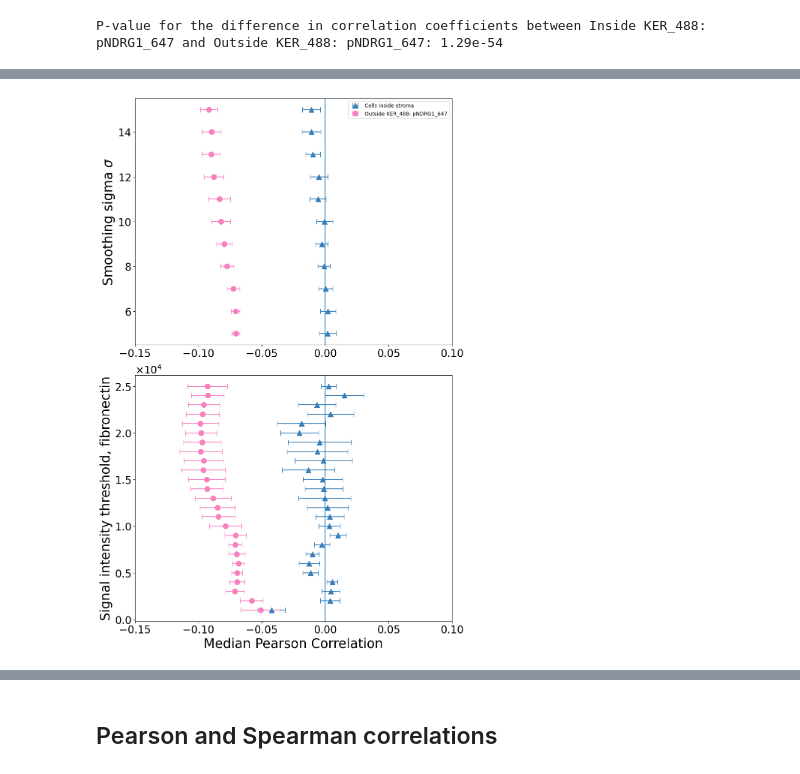
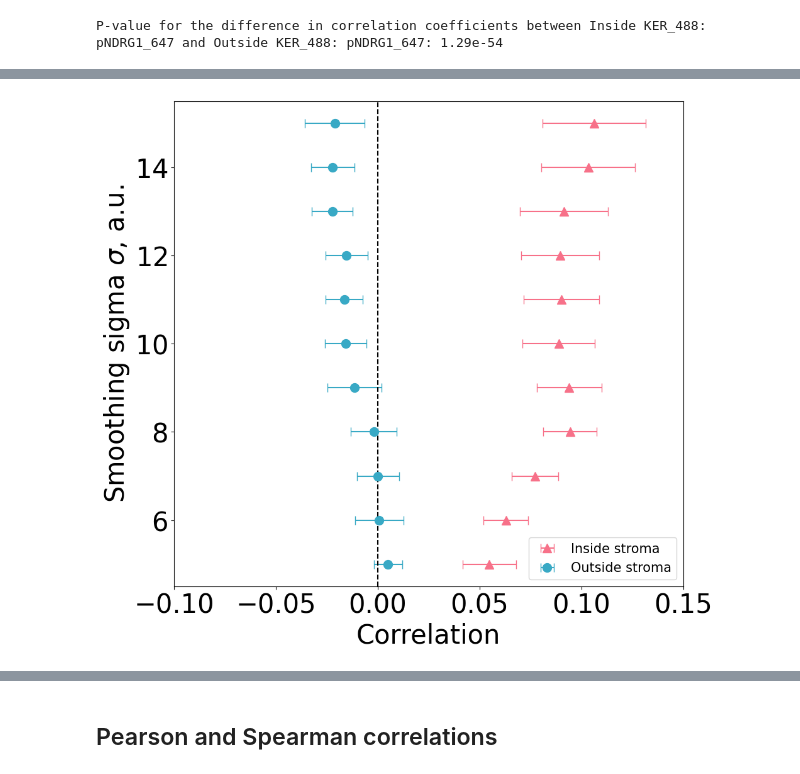
Before and after one commit to HMS-IAC/stroma-spatial-analysis-web, a Jupyter notebook: analysis/AsPC_Ki67/20250312_ki67_sensitivity.ipynb, the cells around one changed output, grey strips where cells are left out. Drawn from its saved outputs; the diff is of its cells as text; code cells hidden in the pictures.

Commit message:
pNDRG1 and Ki67

```diff
--- a/analysis/AsPC_Ki67/20250312_ki67_sensitivity.ipynb
+++ b/analysis/AsPC_Ki67/20250312_ki67_sensitivity.ipynb
@@ -399,7 +177,14 @@ def bootstrap_sem(data, n_bootstrap=500):
     return np.std(medians)
 
 # Path to the folder containing CSV files
-folder_path = '/Users/antoine/Harvard/IAC/NinaKozlova/20240119_SW1990_pNDRG1/Results/20240620_ML_RF_intensity_normalized/sensivity_stroma_annotation'
+folder_path = "/Users/antoine/Harvard/IAC/image_analysis_paper_QP_projects/AsPC_Ki67/results/sensitivity/20250311_sensitivity_s5-15_fn2000-8000"
+
+# Get the list of CSV files
+csv_files = [file for file in os.listdir(folder_path) if file.endswith('.csv')]
+
+# Create color mapping for each CSV file
+color_palette = sns.color_palette("husl", len(csv_files))
+image_colors = {file: color for file, color in zip(csv_files, color_palette)}
 
 # Initialize an empty list to store DataFrames
 dfs = []
@@ -438,7 +223,7 @@ sem_corr_sigma = grouped_sigma.apply(lambda x: pd.Series({
 }))
 
 # Group the data by 'FN_568' and calculate the median
-grouped_FN_568 = df_stroma.groupby('FN_568')
+grouped_FN_568 = df_stroma.groupby('TRITC FN')
 avg_corr_FN_568 = grouped_FN_568[['pearsonInsideStromaKerPNDRG1', 'pearsonOutsideStromaKerPNDRG1']].median()
 
 # Calculate the SEM for each group using bootstrapping
@@ -447,45 +232,56 @@ sem_corr_FN_568 = grouped_FN_568.apply(lambda x: pd.Series({
     'pearsonOutsideStromaKerPNDRG1': bootstrap_sem(x['pearsonOutsideStromaKerPNDRG1'])
 }))
 
-# Create subplots
-fig, axs = plt.subplots(2, 1, figsize=(10, 15))
+# Create the first plot for 'sigma'
+fig1, ax1 = plt.subplots(figsize=(10, 9))
 
-# Plot data on each subplot with error bars
-axs[0].errorbar(avg_corr_sigma["pearsonInsideStromaKerPNDRG1"], avg_corr_sigma.index, xerr=sem_corr_sigma["pearsonInsideStromaKerPNDRG1"], fmt='^', color='#377eb8', label='Cells inside stroma', markersize=10, capsize=5)
-axs[0].errorbar(avg_corr_sigma["pearsonOutsideStromaKerPNDRG1"], avg_corr_sigma.index, xerr=sem_corr_sigma["pearsonOutsideStromaKerPNDRG1"], fmt='o', color='#f781bf', label='Outside KER_488: pNDRG1_647', markersize=10, capsize=5)
-axs[0].axvline(x=0)
-axs[0].legend()
-axs[0].set_xlim(-0.15, 0.1)
-
-axs[1].errorbar(avg_corr_FN_568["pearsonInsideStromaKerPNDRG1"], avg_corr_FN_568.index, xerr=sem_corr_FN_568["pearsonInsideStromaKerPNDRG1"], fmt='^', color='#377eb8', label='Inside KER_488: pNDRG1_647', markersize=10, capsize=5)
-axs[1].errorbar(avg_corr_FN_568["pearsonOutsideStromaKerPNDRG1"], avg_corr_FN_568.index, xerr=sem_corr_FN_568["pearsonOutsideStromaKerPNDRG1"], fmt='o', color='#f781bf', label='Outside KER_488: pNDRG1_647', markersize=10, capsize=5)
-axs[1].axvline(x=0)
-axs[1].set_xlim(-0.15, 0.1)
+# Plot data on the first plot with error bars
+ax1.errorbar(avg_corr_sigma["pearsonInsideStromaKerPNDRG1"], avg_corr_sigma.index, xerr=sem_corr_sigma["pearsonInsideStromaKerPNDRG1"], fmt='^', color=color_palette[0], label='Inside stroma', markersize=10, capsize=5)
+ax1.errorbar(avg_corr_sigma["pearsonOutsideStromaKerPNDRG1"], avg_corr_sigma.index, xerr=sem_corr_sigma["pearsonOutsideStromaKerPNDRG1"], fmt='o', color=color_palette[3], label='Outside stroma', markersize=10, capsize=5)
+ax1.axvline(x=0, color='black', ls='--')
+ax1.legend(prop={'size': 15}, loc='lower right')
+ax1.set_xlim(-0.10, 0.15)
 
 # Set the y-axis formatter to display scientific notation with a fixed number of decimals
 formatter = ScalarFormatter(useMathText=True)
 formatter.set_powerlimits((-2, 2))
+ax1.yaxis.set_major_formatter(formatter)
+ax1.tick_params(axis='both', which='major', labelsize=30)
+ax1.tick_params(axis='both', which='minor', labelsize=30)
+ax1.yaxis.get_offset_text().set_size(30)
+ax1.yaxis.get_offset_text().set_fontsize(30)
+ax1.yaxis.get_offset_text().set_color('black')
 
-for ax in axs:
-    ax.yaxis.set_major_formatter(formatter)
-    ax.tick_params(axis='both', which='major', labelsize=20)
-    ax.tick_params(axis='both', which='minor', labelsize=20)
-    ax.yaxis.get_offset_text().set_size(20)
-    ax.yaxis.get_offset_text().set_fontsize(20)
-    ax.yaxis.get_offset_text().set_color('black')
+ax1.set_ylabel(r'Smoothing sigma $\sigma$, a.u.', fontsize=30)
+ax1.set_xlabel('Correlation', fontsize=30)
 
-axs[0].set_ylabel(r'Smoothing sigma $\sigma$', fontsize=25)
-axs[1].set_ylabel('Signal intensity threshold, fibronectin', fontsize=25)
-axs[1].set_xlabel('Median Pearson Correlation', fontsize=25)
+plt.tight_layout()
+plt.savefig('/Users/antoine/Harvard/IAC/image_analysis_paper_QP_projects/AsPC_Ki67/plots/Ki67_sensitivity_stroma_annotation_sigma.png', dpi=300)
+plt.show()
 
+# Create the second plot for 'FN_568'
+fig2, ax2 = plt.subplots(figsize=(10, 9))
 
-# Set common labels
-'''fig.text(0.5, -0.03, 'Median Pearson Correlation', ha='center', va='center', fontsize=25)
-fig.text(-0.01, 0.75, r'Smoothing sigma $\sigma$', ha='center', va='center', rotation='vertical', fontsize=25)
-fig.text(-0.01, 0.26, 'Signal intensity threshold, fibronectin', ha='center', va='center', rotation='vertical', fontsize=25)
-'''
+# Plot data on the second plot with error bars
+ax2.errorbar(avg_corr_FN_568["pearsonInsideStromaKerPNDRG1"], avg_corr_FN_568.index, xerr=sem_corr_FN_568["pearsonInsideStromaKerPNDRG1"], fmt='^', color=color_palette[0], label='Inside stroma', markersize=10, capsize=5)
+ax2.errorbar(avg_corr_FN_568["pearsonOutsideStromaKerPNDRG1"], avg_corr_FN_568.index, xerr=sem_corr_FN_568["pearsonOutsideStromaKerPNDRG1"], fmt='o', color=color_palette[3], label='Outside stroma', markersize=10, capsize=5)
+ax2.axvline(x=0, color='black', ls='--')
+ax2.legend(prop={'size': 15}, loc='lower right')
+ax2.set_xlim(-0.05, 0.2)
+
+# Set the y-axis formatter to display scientific notation with a fixed number of decimals
+ax2.yaxis.set_major_formatter(formatter)
+ax2.tick_params(axis='both', which='major', labelsize=30)
+ax2.tick_params(axis='both', which='minor', labelsize=30)
+ax2.yaxis.get_offset_text().set_size(30)
+ax2.yaxis.get_offset_text().set_fontsize(30)
+ax2.yaxis.get_offset_text().set_color('black')
+
+ax2.set_ylabel('Fibronectin intensity threshold, a.u.', fontsize=30)
+ax2.set_xlabel('Correlation', fontsize=30)
+
 plt.tight_layout()
-plt.savefig('/Users/antoine/Harvard/IAC/NinaKozlova/Submission/Supplementary/figures/pNDRG1_sensitivity_stroma_annotation.png', dpi=300)
+plt.savefig('/Users/antoine/Harvard/IAC/image_analysis_paper_QP_projects/AsPC_Ki67/plots/Ki67_sensitivity_stroma_annotation_FN_568.png', dpi=300)
 plt.show()
 # %% [output]
 Column names in the DataFrame after stripping whitespace:
@@ -494,3 +292,3 @@ Index(['FN_568', 'sigma', 'pearsonInsideStromaKerPNDRG1',
        'spearmanOutsideStromaKerPNDRG1'],
       dtype='object')
-[figure, old version]
+[figure, new version]
```
Also changed, not shown: parts of 7 cells of this notebook.
